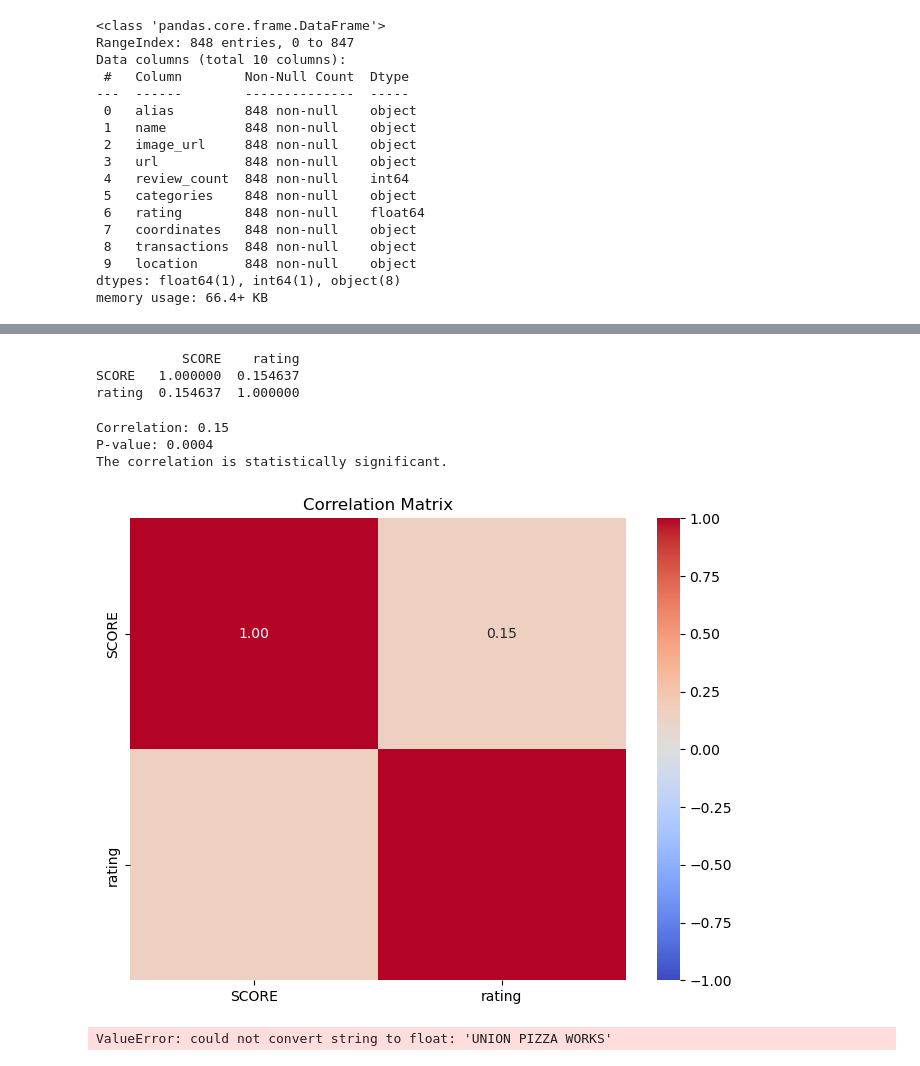
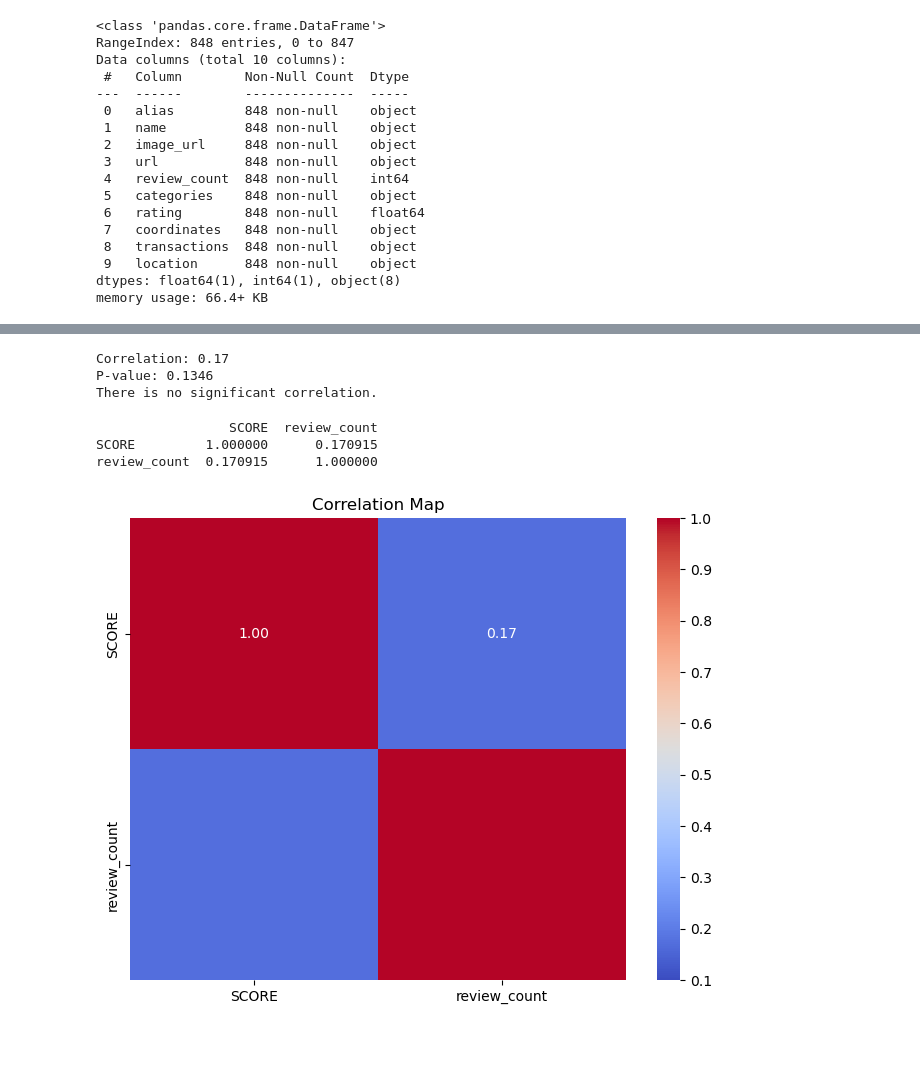
Before and after one commit to Codeguy225/Restaurant-Inspections-Project, a Jupyter notebook: Hypothesis Testing.ipynb, the cells around one changed output, grey strips where cells are left out. Drawn from its saved outputs; the diff is of its cells as text; code cells hidden in the pictures.

```diff
--- a/Hypothesis Testing.ipynb
+++ b/Hypothesis Testing.ipynb
@@ -177,20 +269,6 @@ mdf.head()
-# %%
-# Select the columns of interest
-selected_columns = ['SCORE', 'rating']
-subset_df = mdf[selected_columns]
-
-# Calculate the correlation matrix
-correlation_matrix = subset_df.corr()
-
-# Print or display the correlation matrix
-print(correlation_matrix)
-# %% [output]
-           SCORE    rating
-SCORE   1.000000  0.154637
-rating  0.154637  1.000000
 # %%
 # Perform Pearson correlation test
-correlation, p_value = pearsonr(mdf['SCORE'], mdf['rating'])
+correlation, p_value = pearsonr(mdf['SCORE'], mdf['review_count'])
 
 # Print results
 print(f'Correlation: {correlation:.2f}')
@@ -202,36 +280,33 @@ if p_value < 0.05:
 else:
     print('There is no significant correlation.')
 # %% [output]
-Correlation: 0.15
-P-value: 0.0004
-The correlation is statistically significant.
+Correlation: 0.17
+P-value: 0.1346
+There is no significant correlation.
-# %%
-# Select the columns of interest
-selected_columns = ['SCORE', 'rating']
-subset_df = mdf[selected_columns]
-
-# Convert 'rating' column to numeric if it's not already
-subset_df['rating'] = pd.to_numeric(subset_df['rating'], errors='coerce')
-
-# Calculate the correlation matrix
-correlation_matrix = subset_df.corr()
-
-# Create a heatmap using seaborn
-plt.figure(figsize=(8, 6))
-heatmap = sns.heatmap(correlation_matrix, annot=True, fmt=".2f", cmap='coolwarm', vmin=-1, vmax=1)
-
-# Display the plot
-plt.title('Correlation Matrix')
-plt.show()
-# %% [output]
-[figure, removed]
-# %%
-# Your correlation matrix
-correlation_matrix = mdf.corr()
-
-# Create a heatmap
-sns.heatmap(correlation_matrix, annot=True, cmap='coolwarm', fmt='.2f', linewidths=.5)
-plt.title('Correlation Matrix')
-plt.show()
-# %% [output]
-ValueError: could not convert string to float: 'UNION PIZZA WORKS'
+# %%
+# Select the columns of interest
+selected_columns = ['SCORE', 'review_count']
+subset_df = mdf[selected_columns]
+
+# Calculate the correlation matrix
+correlation_matrix = subset_df.corr()
+
+# Print or display the correlation matrix
+print(correlation_matrix)
+# %% [output]
+                 SCORE  review_count
+SCORE         1.000000      0.170915
+review_count  0.170915      1.000000
+# %%
+numeric_columns = ['SCORE', 'review_count']
+
+mdf_numeric = mdf[numeric_columns].apply(pd.to_numeric, errors='coerce').dropna()
+
+c_matrix = mdf_numeric.corr()
+
+plt.figure(figsize=(8, 6))
+sns.heatmap(c_matrix, annot=True, cmap='coolwarm', fmt=".2f", vmin=.1, vmax=1)
+plt.title('Correlation Map')
+plt.show()
+# %% [output]
+[figure, added]
```
Also changed, not shown: parts of 27 cells of this notebook, 5 other files.
